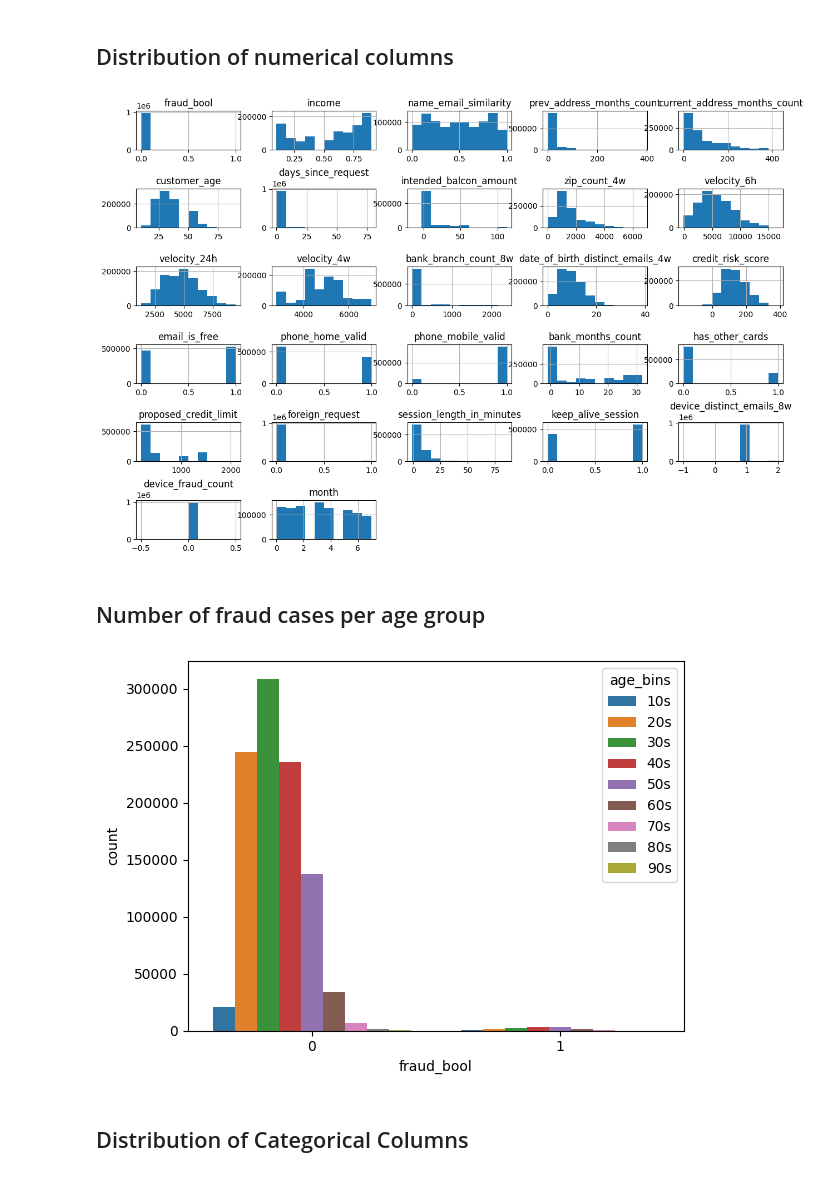
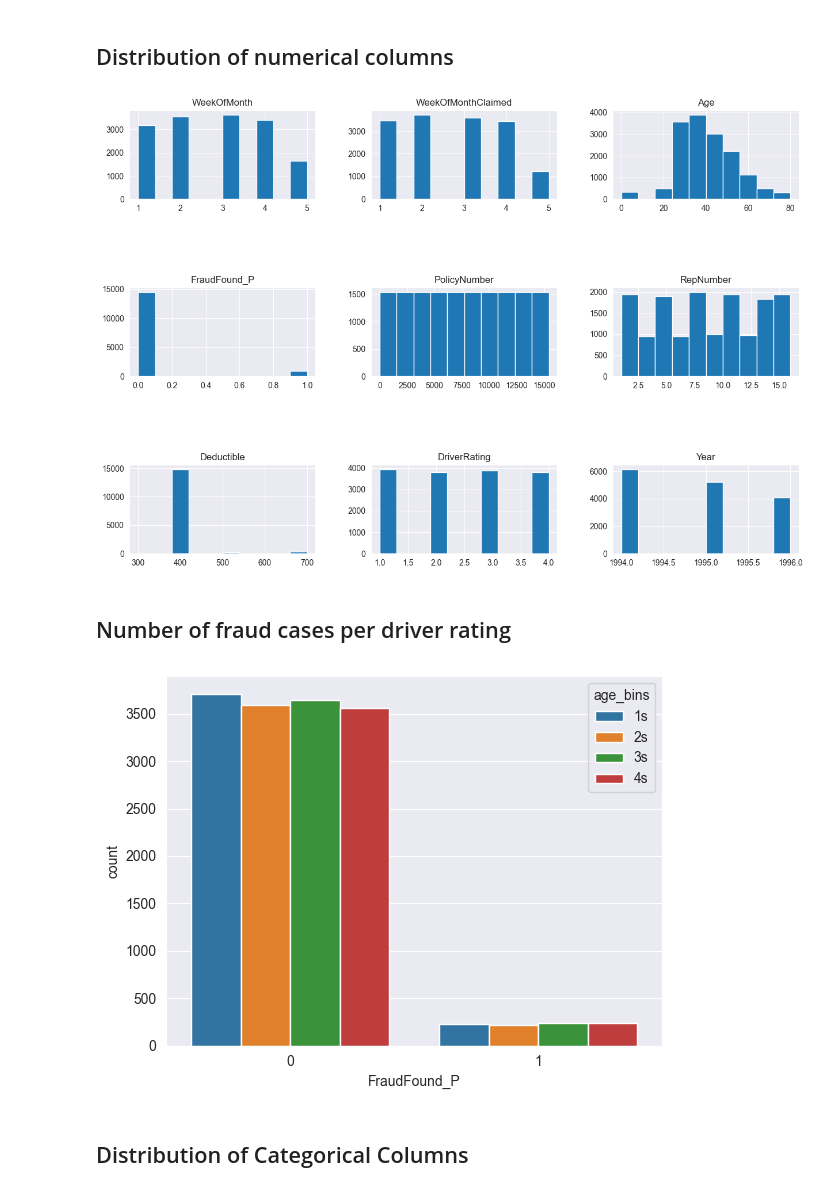
Before and after one commit to lulucopter/dsa4263-fraud-detection, a Jupyter notebook: eda.ipynb, the cells around one changed output. Saved outputs shown, nothing was run; the diff lists cells and outputs as text; code cells hidden in the pictures.

```diff
--- a/eda.ipynb
+++ b/eda.ipynb
@@ -18,7 +18,7 @@ from sklearn.preprocessing import OneHotEncoder
 # %% [markdown]
 ## Load Data
 # %%
-df = pd.read_csv("./data/raw/Base.csv")
+df = pd.read_csv("./data/raw/fraud_oracle.csv")
 # %%
 def reduce_mem_usage(df, verbose=True):
     numerics = ['int16', 'int32', 'int64', 'float16', 'float32', 'float64']
@@ -176,17 +176,17 @@ df_numerical.hist(figsize=(15,10))
 plt.subplots_adjust(hspace=1)
 plt.show()
 # %% [output]
-[figure, old version]
+[figure, new version]
 # %% [markdown]
-## Number of fraud cases per age group
+## Number of fraud cases per driver rating
 # %%
-age_bins = pd.cut(df["customer_age"], bins=[10, 20, 30, 40, 50, 60, 70, 80, 90, 100], right=False, labels=["10s", "20s", "30s", "40s", "50s", "60s", "70s", "80s", "90s"])
+age_bins = pd.cut(df["DriverRating"], bins=[1, 2, 3, 4, 5], right=False, labels=["1s", "2s", "3s", "4s"])
 df["age_bins"] = age_bins
 
-sns.countplot(x="fraud_bool", data=df, hue="age_bins")
+sns.countplot(x="FraudFound_P", data=df, hue="age_bins")
 plt.show()
 # %% [output]
-[figure, old version]
+[figure, new version]
 # %% [markdown]
 ## Distribution of Categorical Columns
 # %%
```
Also changed, not shown: parts of 10 cells of this notebook, 1 other file.
